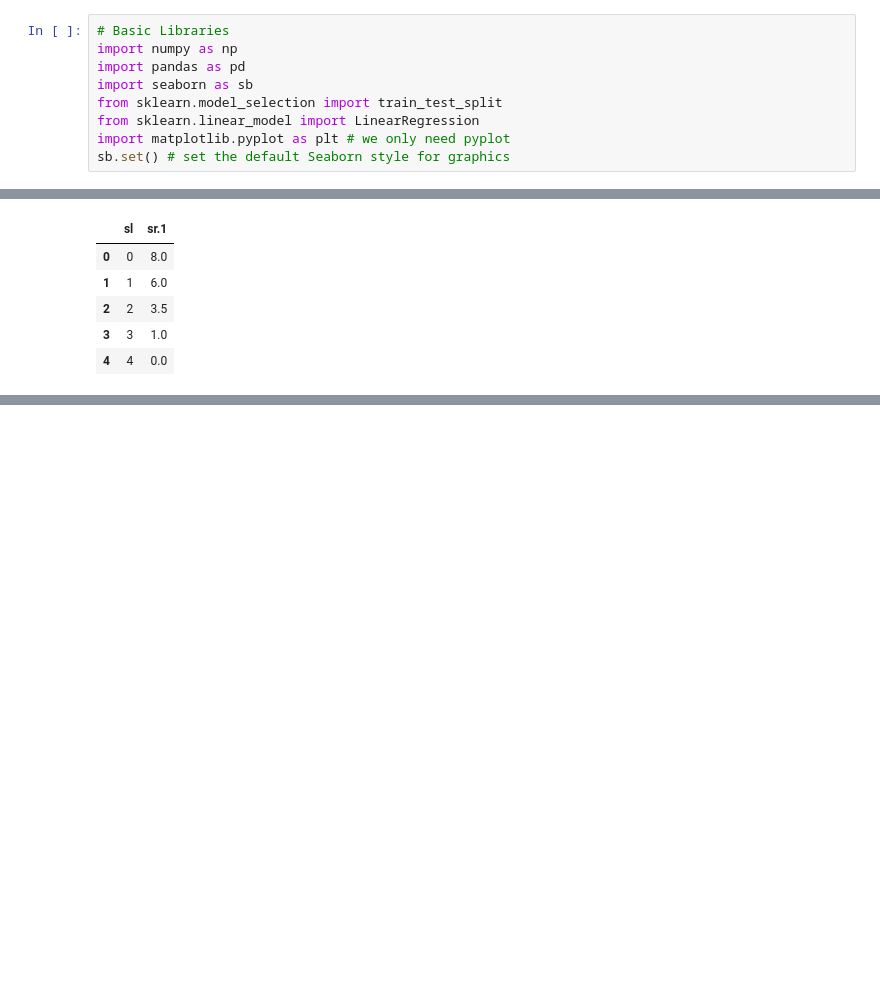
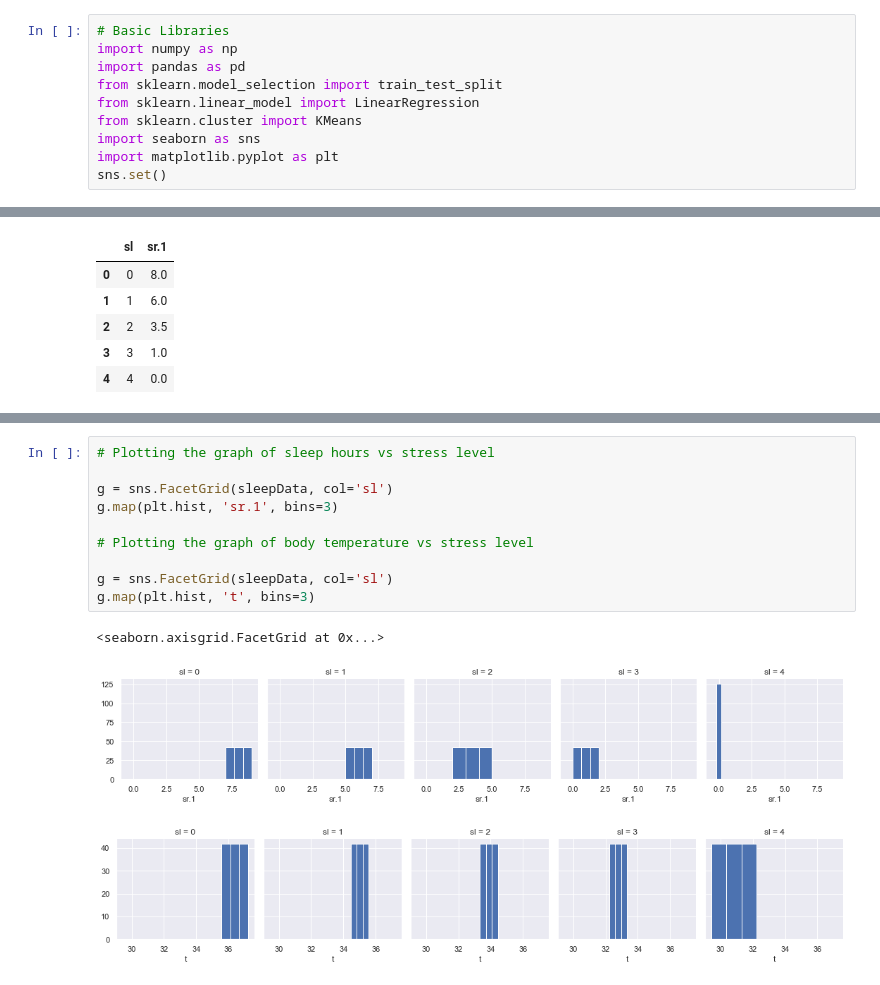
Before and after one commit to TsienJin/SC1015-Project, a Jupyter notebook: EDA/EDA.ipynb, the cells around one changed output, grey strips where cells are left out. Saved outputs shown, nothing was run; the diff lists cells and outputs as text; blank space fills up the shorter version.

```diff
--- a/EDA/EDA.ipynb
+++ b/EDA/EDA.ipynb
@@ -2,11 +2,12 @@
 # Basic Libraries
 import numpy as np
 import pandas as pd
-import seaborn as sb
 from sklearn.model_selection import train_test_split
 from sklearn.linear_model import LinearRegression
-import matplotlib.pyplot as plt # we only need pyplot
-sb.set() # set the default Seaborn style for graphics
+from sklearn.cluster import KMeans
+import seaborn as sns
+import matplotlib.pyplot as plt
+sns.set()
 # %%
 # Importing the dataset
 
@@ -190,0 +206,14 @@ sleepData[['sl', 'sr.1']].groupby(['sl'], as_index=False).mean().sort_values(by=
+# %%
+# Plotting the graph of sleep hours vs stress level
+
+g = sns.FacetGrid(sleepData, col='sl')
+g.map(plt.hist, 'sr.1', bins=3)
+
+# Plotting the graph of body temperature vs stress level
+
+g = sns.FacetGrid(sleepData, col='sl')
+g.map(plt.hist, 't', bins=3)
+# %% [output]
+<seaborn.axisgrid.FacetGrid at 0x...>
+[figure, added]
+[figure, added]
```
Also changed, not shown: parts of 13 cells of this notebook.
